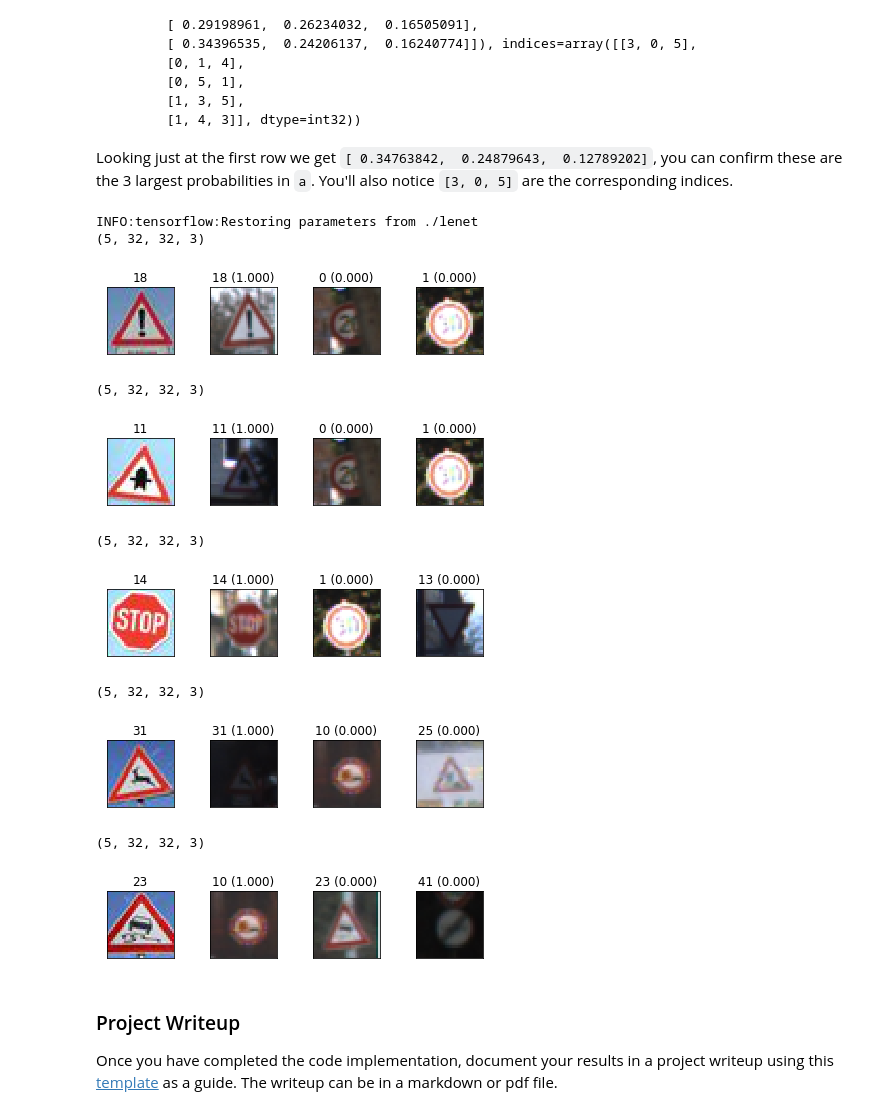
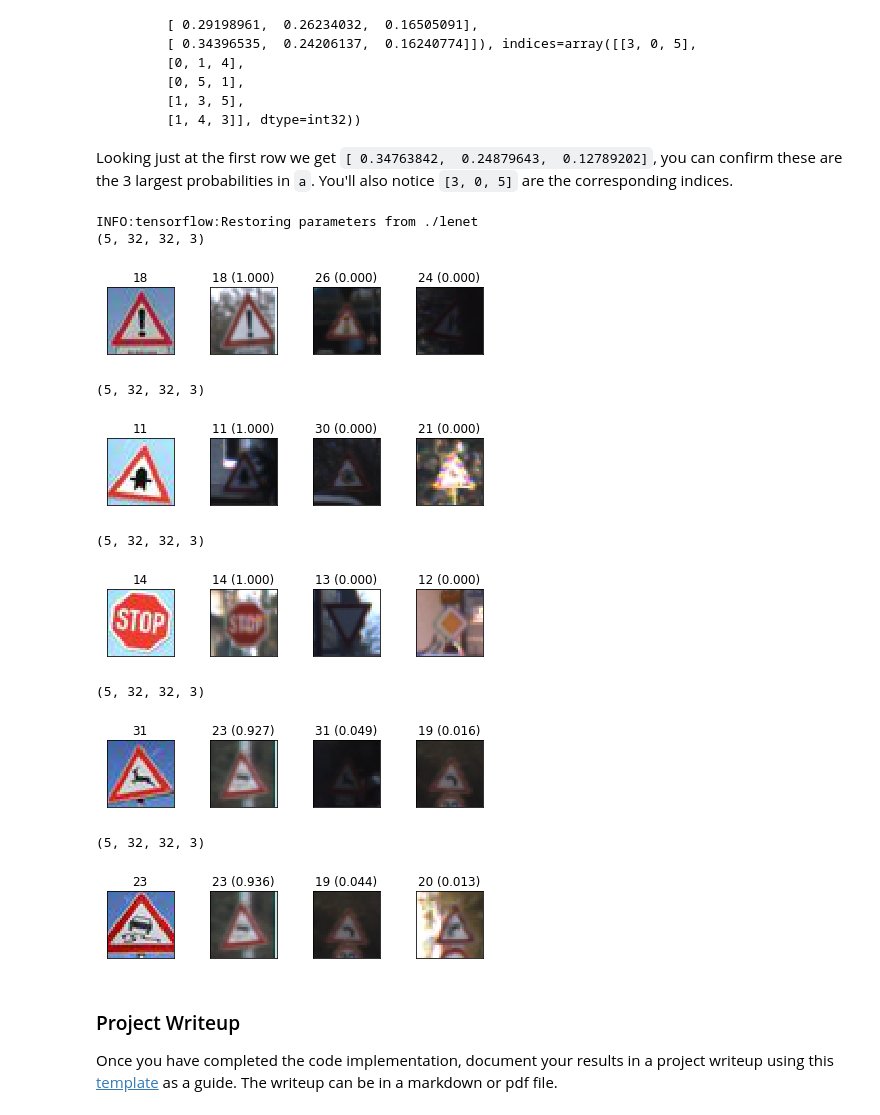
Before and after one commit to ericq/CarND-Traffic-Sign-Classifier-Project, a Jupyter notebook: Traffic_Sign_Classifier.ipynb, the cells around one changed output. Drawn from its saved outputs; the diff is of its cells as text; code cells hidden in the pictures.

Commit message:
release. added dropout to Lenet

```diff
--- a/Traffic_Sign_Classifier.ipynb
+++ b/Traffic_Sign_Classifier.ipynb
@@ -591,6 +591,8 @@ from tensorflow.contrib.layers import flatten
 
 # The default parameter is modeled after the orginal MNIST problem.
 # please adjust the parameters per your input and output
+# Added dropout to fc1 and fc2
+
 def LeNet(x, color_channel = 1, output_class_num = 10):
     # Arguments used for tf.truncated_normal, randomly defines variables for the weights and biases for each layer
     mu = 0
@@ -629,6 +631,8 @@ def LeNet(x, color_channel = 1, output_class_num = 10):
 
     # SOLUTION: Activation.
     fc1    = tf.nn.relu(fc1)
+    # Dropout
+    fc1 = tf.nn.dropout(fc1, keep_prob)
 
     # SOLUTION: Layer 4: Fully Connected. Input = 120. Output = 84.
     fc2_W  = tf.Variable(tf.truncated_normal(shape=(120, 84), mean = mu, stddev = sigma))
@@ -638,6 +642,9 @@ def LeNet(x, color_channel = 1, output_class_num = 10):
     # SOLUTION: Activation.
     fc2    = tf.nn.relu(fc2)
 
+    # Dropout
+    fc2 = tf.nn.dropout(fc2, keep_prob)
+
     # SOLUTION: Layer 5: Fully Connected. Input = 84. Output = 10.
     # CHANGE: the traffic sign classifier has 43, (84,10) -> (84, 43)
     fc3_W  = tf.Variable(tf.truncated_normal(shape=(84, output_class_num), mean = mu, stddev = sigma))
@@ -903,40 +902,40 @@ softmax_logits_fn = tf.nn.softmax(logits)
 top_k_fn = tf.nn.top_k(softmax_logits_fn, k=3)
 
 with tf.Session() as sess:
     sess.run(tf.global_variables_initializer())
     saver.restore(sess, "./lenet")
-    top_k = sess.run(top_k_fn, feed_dict={x: X_input})
+    top_k = sess.run(top_k_fn, feed_dict={x: X_input, keep_prob:1.0})
 
 
 for i in range(0,5):
     show_imgs = np_input_imgs[i:i+1,]
     #plot_img(show_imgs[0],"")
 
     show_subs = answers[i:i+1,]
     print(np_input_imgs.shape)
     for j in range(0,3):
         a_guess = top_k[1][i][j]
         #print("a guess {}".format(a_guess))
         a_prob = top_k[0][i][j]
         img_idx = np.argwhere(y_valid == a_guess)[0][0]
         #print("img_idx = {}".format(img_idx))
         a_img = X_valid[img_idx]
         show_imgs = np.concatenate((show_imgs, np.array([a_img])), axis=0)
         show_subs = np.concatenate((show_subs, np.array(["{} ({:0.3f})".format(a_guess, a_prob)])), axis=0)
 
     plot_grid(show_imgs, show_subs, 1, 4, figsize=(6, 1.5))
 # %% [output]
 INFO:tensorflow:Restoring parameters from ./lenet
 (5, 32, 32, 3)
-[figure, old version]
+[figure, new version]
 (5, 32, 32, 3)
-[figure, old version]
+[figure, new version]
 (5, 32, 32, 3)
-[figure, old version]
+[figure, new version]
 (5, 32, 32, 3)
-[figure, old version]
+[figure, new version]
 (5, 32, 32, 3)
-[figure, old version]
+[figure, new version]
 # %% [markdown]
 ### Project Writeup
 
```
Also changed, not shown: parts of 6 cells of this notebook, 1 other file.
